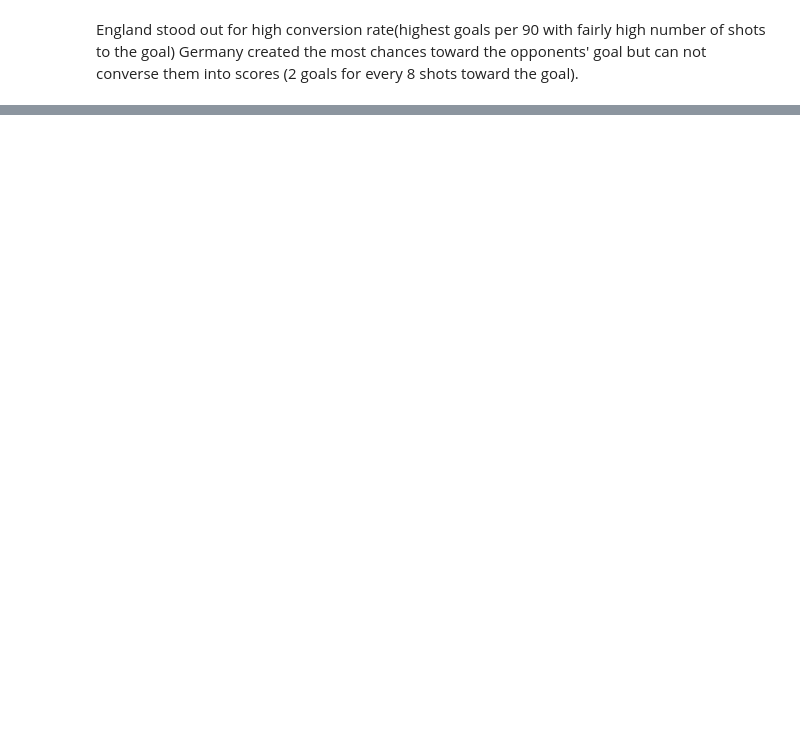
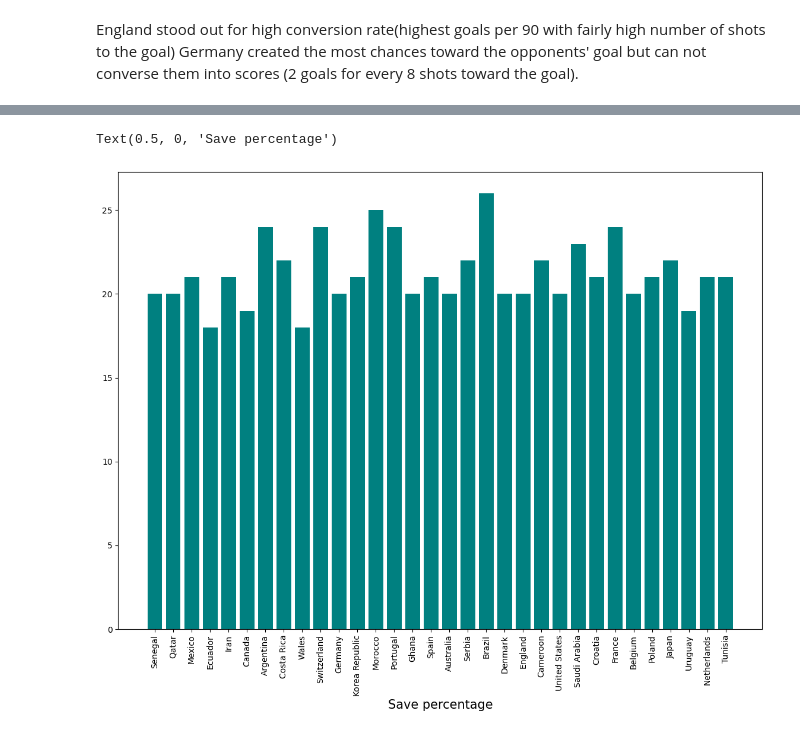
Before and after one commit to RayNguyent/World_Cup_2022, a Jupyter notebook: report.ipynb, the cells around one changed output, grey strips where cells are left out. Drawn from its saved outputs; the diff is of its cells as text; code cells hidden in the pictures; blank space fills up the shorter version.

```diff
--- a/report.ipynb
+++ b/report.ipynb
@@ -217,0 +260,12 @@ J4F
+# %%
+plt.figure(figsize=(14,10))
+
+#barplot = sns.barplot(data=team.sort_values('gk_save_pct'),y='gk_save_pct',x='team',hue='team',width=13,palette='viridis')
+#.set_xticklabels(barplot.get_xticklabels(), rotation = 90)
+
+plt.bar('team',height = 'players_used',data = team.sort_values('gk_save_pct'),color = 'teal')
+plt.xticks(rotation = 90)
+plt.xlabel('Save percentage',loc = 'center',size = 15)
+# %% [output]
+Text(0.5, 0, 'Save percentage')
+[figure, added]
```
Also changed, not shown: parts of 11 cells of this notebook.
